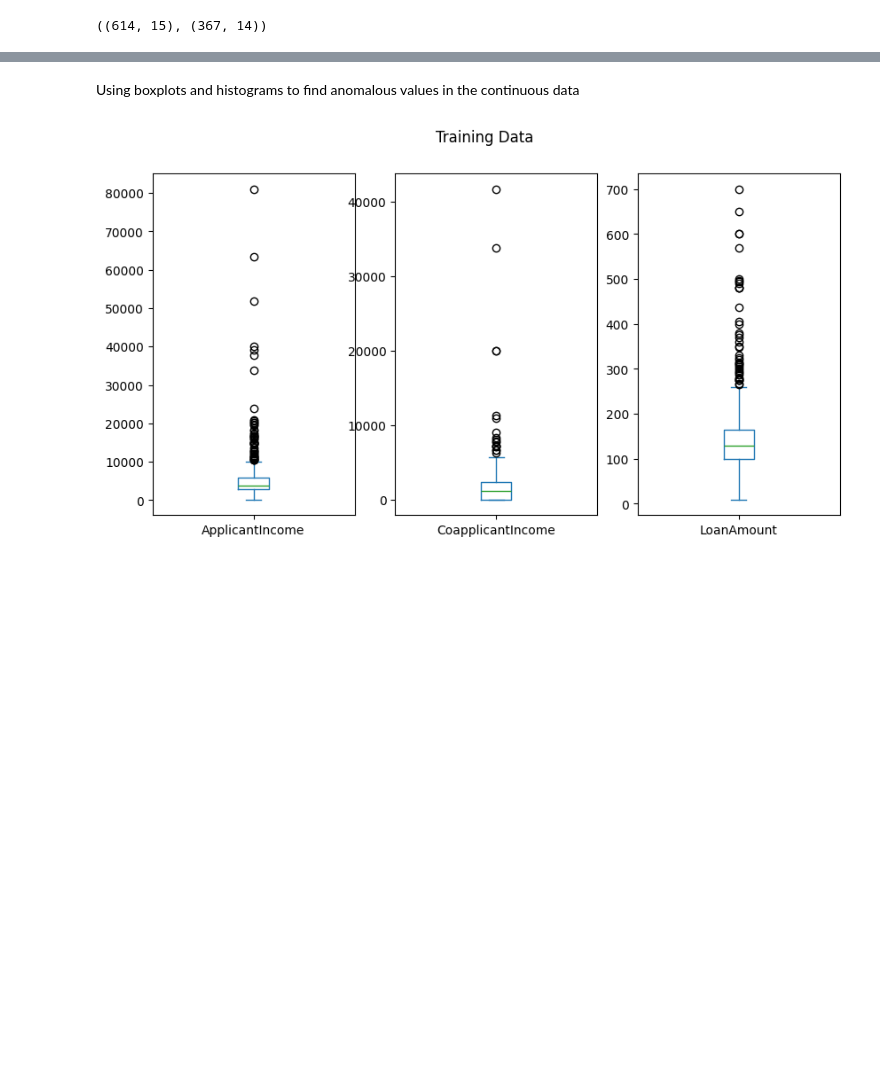
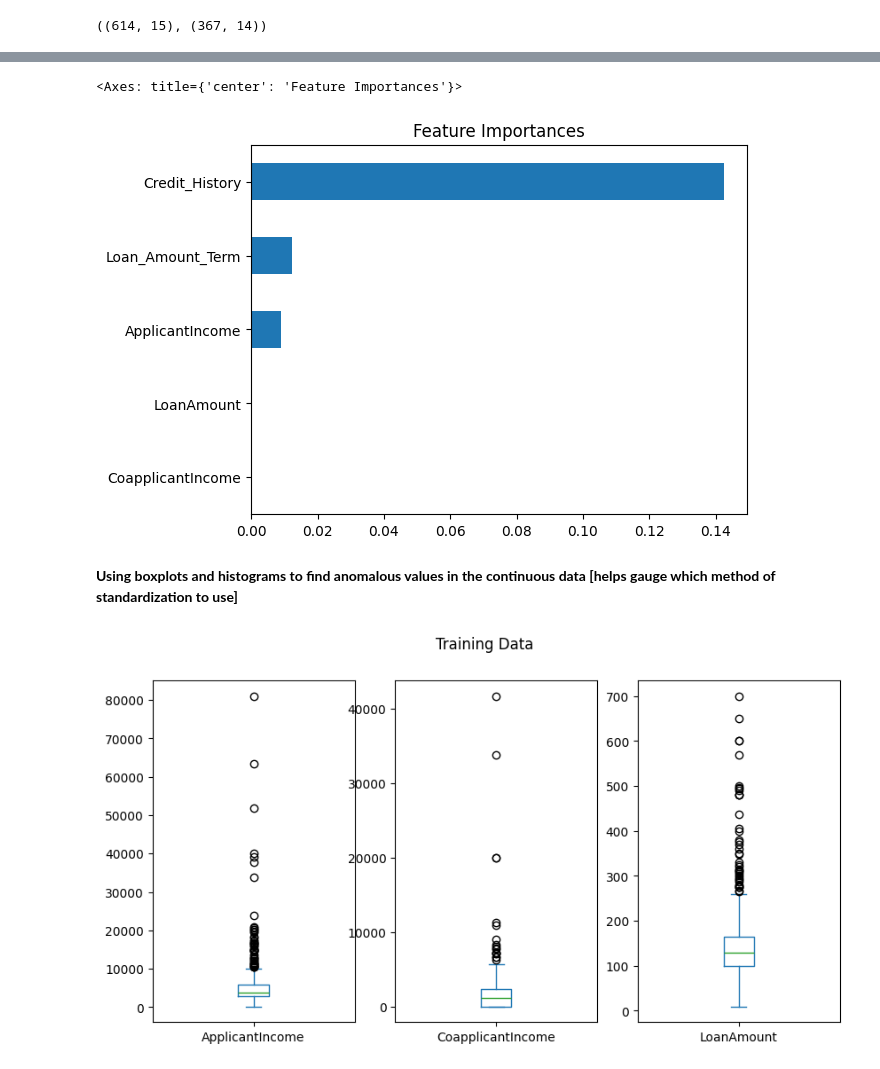
Before and after one commit to Mia-NK/Intro-to-Data-Science-DTSC-3010---Final-Project-Home-Loan-Approval-Prediction, a Jupyter notebook: 3010_final_project.ipynb, the cells around one changed output, grey strips where cells are left out. Saved outputs shown, nothing was run; the diff lists cells and outputs as text; code cells hidden in the pictures; blank space fills up the shorter version.

```diff
--- a/3010_final_project.ipynb
+++ b/3010_final_project.ipynb
@@ -451,5 +529,19 @@ training_clean.shape, test_clean.shape
+# %%
+#MUTUAL INFORMATION
+
+X_pre_mutual = training_clean[['ApplicantIncome', 'CoapplicantIncome', 'LoanAmount',
+                                  'Loan_Amount_Term', 'Credit_History']]
+Y_pre_mutual = training_clean['Loan_Status']
+discrete = [False, False, False, True, True]
+
+importances = mutual_info_classif(X_pre_mutual, Y_pre_mutual, discrete_features=discrete, random_state=8)
+feat_importances = pd.Series(importances, index=X_pre_mutual.columns).sort_values(ascending=True)
+feat_importances.plot(kind='barh', title='Feature Importances')
+# %% [output]
+<Axes: title={'center': 'Feature Importances'}>
+[figure, added]
 # %% [markdown]
-Using boxplots and histograms to find anomalous values in the continuous data
+**Using boxplots and histograms to find anomalous values in the continuous data [helps gauge which method of standardization to use]**
 # %%
 anomaly_train_cols = training_clean[['ApplicantIncome', 'CoapplicantIncome', 'LoanAmount']]
 anomaly_test_cols = test_clean[['ApplicantIncome', 'CoapplicantIncome', 'LoanAmount']]
```
Also changed, not shown: parts of 34 cells of this notebook.
